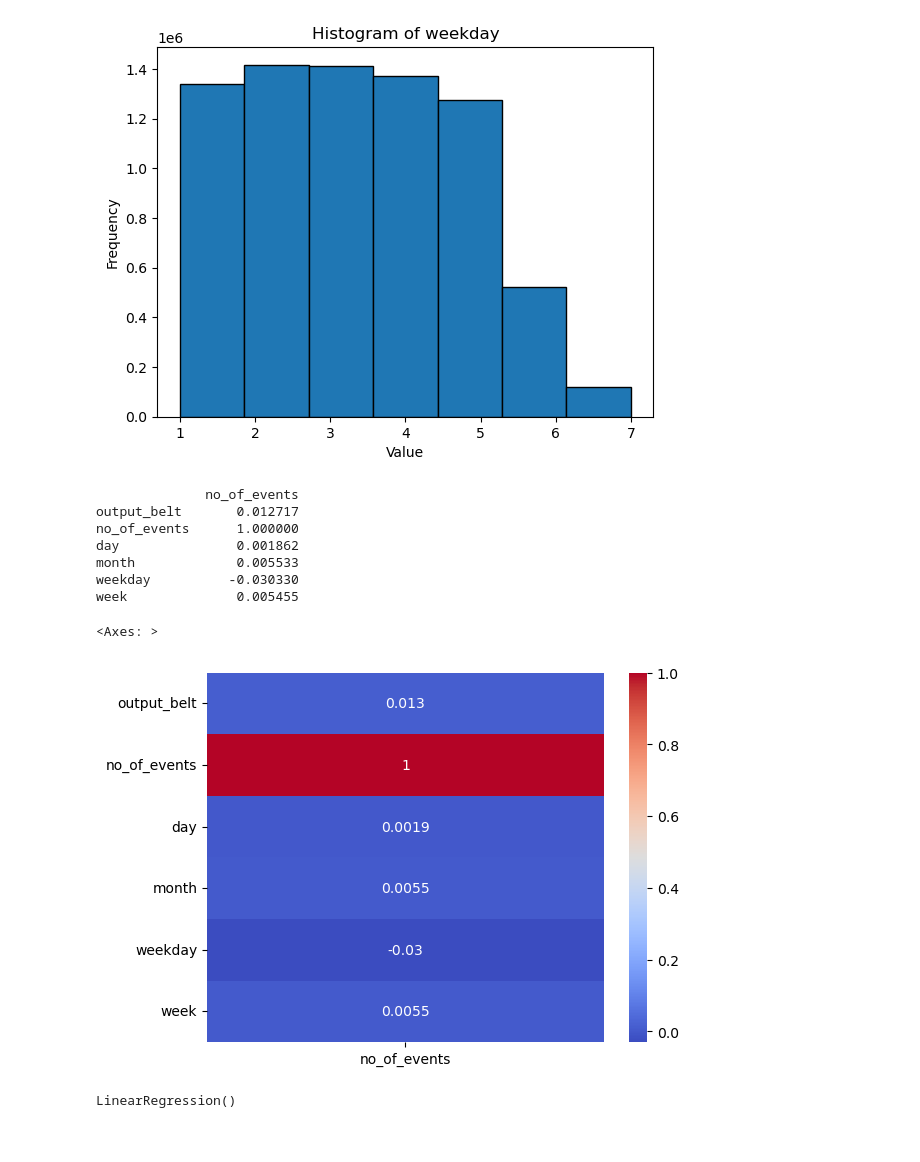
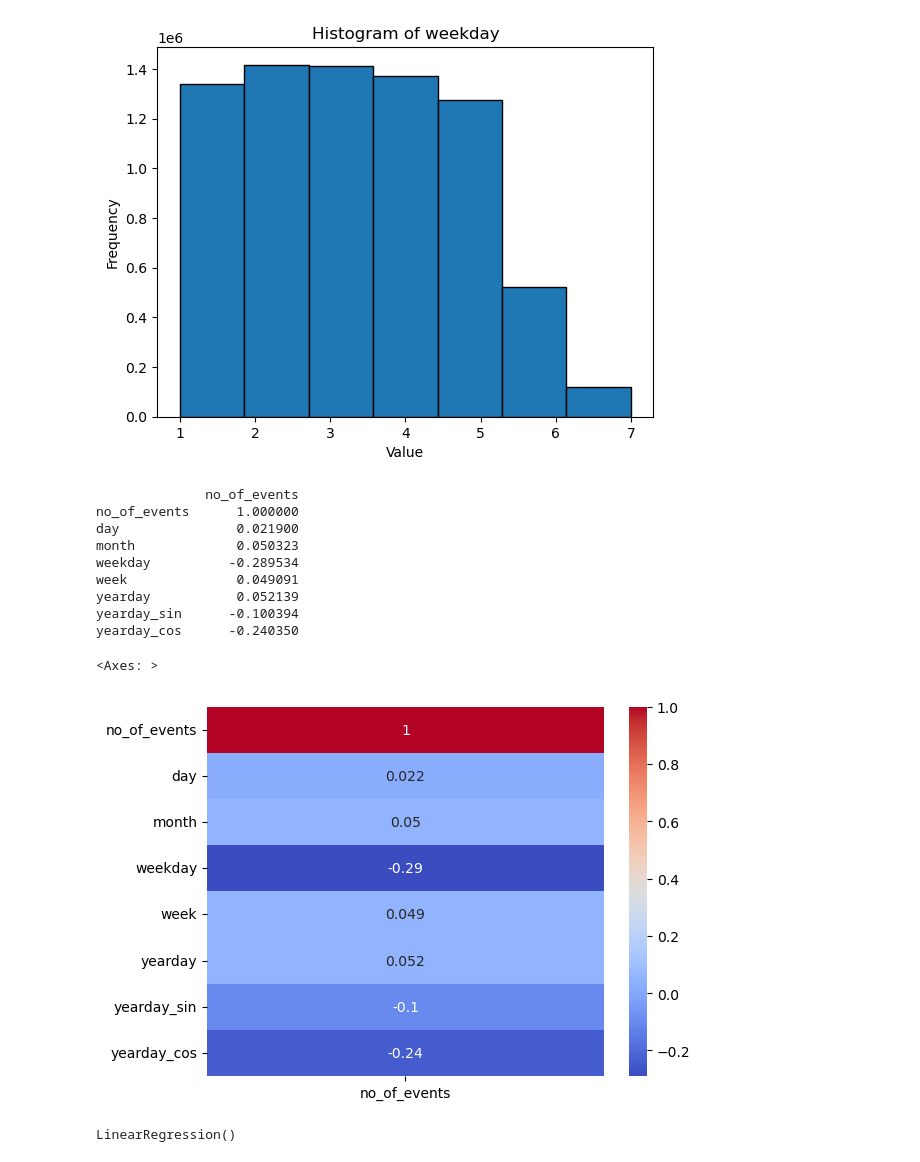
Before and after one commit to 504523tb/CIEM6302-Advanced-Data-Science-for-Traffic-and-Transportation-Engineering-PrimeVision-G1, a Jupyter notebook: notebook_temp_kristian.ipynb, the cells around one changed output. Drawn from its saved outputs; the diff is of its cells as text; code cells hidden in the pictures.

```diff
--- a/notebook_temp_kristian.ipynb
+++ b/notebook_temp_kristian.ipynb
@@ -106,17 +108,19 @@ plt.show()
 # %%
 import seaborn as sns
 #determine correlations
-target_covariance_matrix = df.corr()[['no_of_events']]
+target_covariance_matrix = adf.corr()[['no_of_events']]
 print(target_covariance_matrix)
 sns.heatmap(target_covariance_matrix,annot=True, cmap='coolwarm')
 # %% [output]
               no_of_events
-output_belt       0.012717
 no_of_events      1.000000
-day               0.001862
-month             0.005533
-weekday          -0.030330
-week              0.005455
+day               0.021900
+month             0.050323
+weekday          -0.289534
+week              0.049091
+yearday           0.052139
+yearday_sin      -0.100394
+yearday_cos      -0.240350
 <Axes: >
-[figure, old version]
+[figure, new version]
 # %%
```
Also changed, not shown: parts of 8 cells of this notebook.
